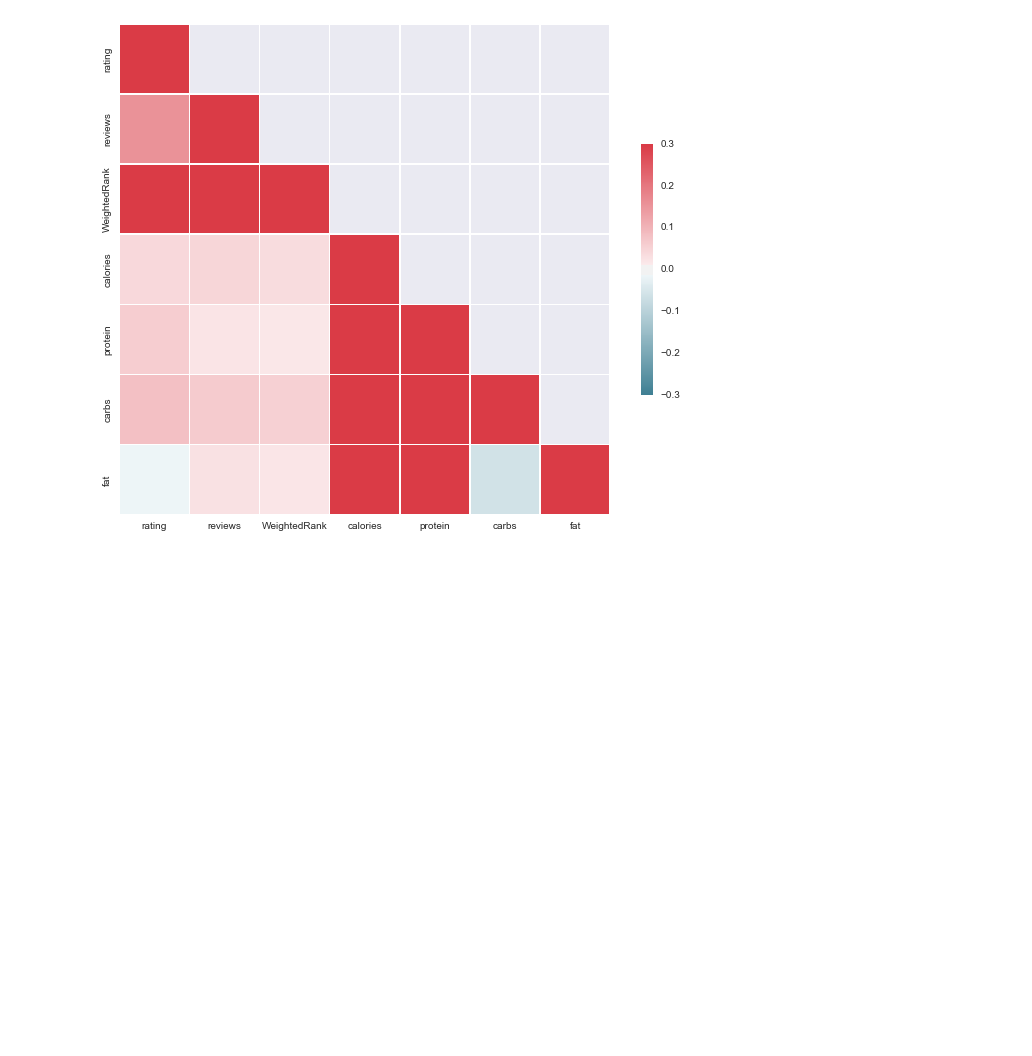
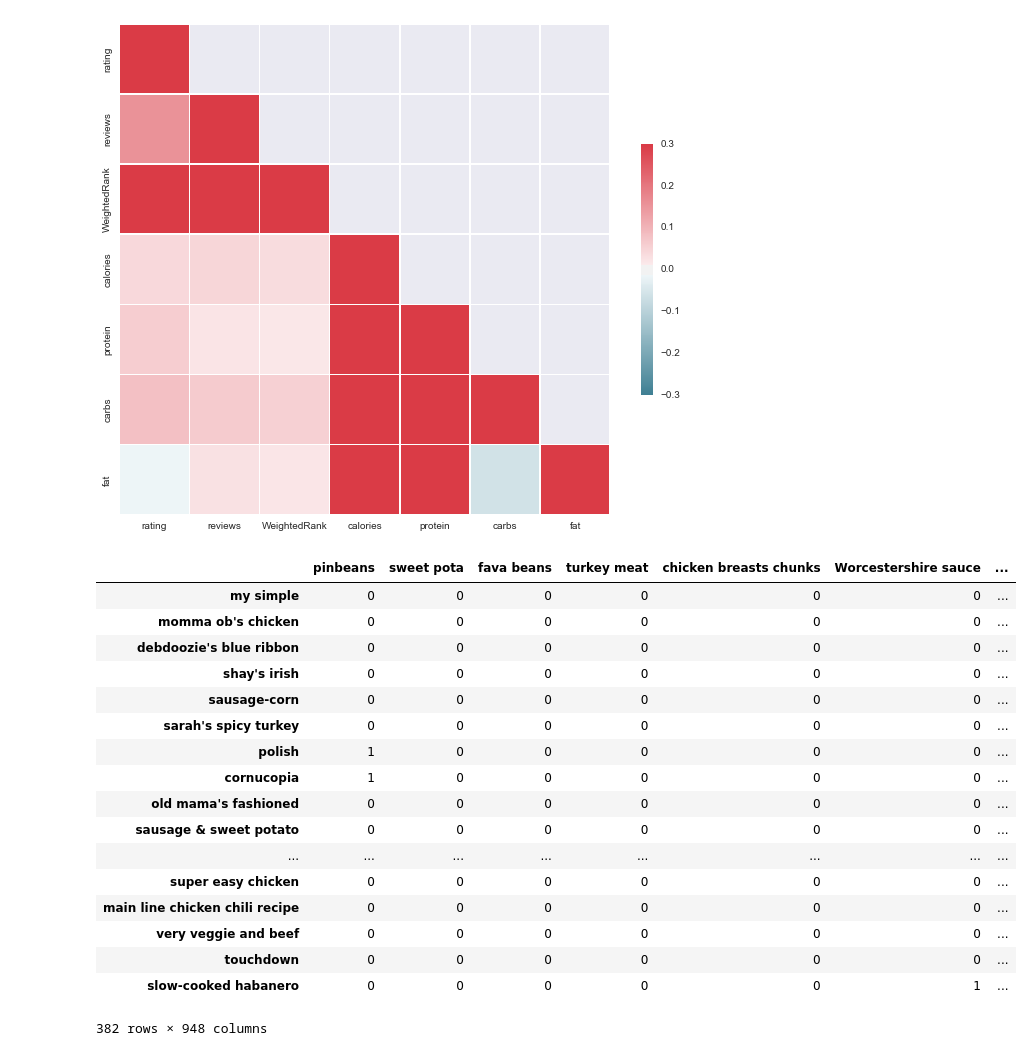
Before and after one commit to mbernico/chili_cookoff, a Jupyter notebook: Chili EDA.ipynb, the cells around one changed output. Cells and saved outputs as stored; diff of their text form; code cells hidden in the pictures; blank space fills up the shorter version.

Commit message:
updated chili eda

```diff
--- a/Chili EDA.ipynb
+++ b/Chili EDA.ipynb
@@ -397,0 +430,13 @@ sns.heatmap(corr, mask=mask, cmap=cmap, vmax=.3,
+# %%
+ingredients_df.index = [x.encode('utf-8') for x in df2.title.tolist()]
+ingredients_df.columns = [x.encode('utf-8') for x in ingredients_df.columns.tolist()]
+# %%
+ingredients_df[ingredients_df.index.value_counts() > 1].index = ['chili i recipe 1', 'white chili i recipe 1',
+                                                                 'chili i recipe 2','chili ii recipe 1',
+                                                                 'white chili i recipe 2','chili ii recipe 2']
+# %%
+new_index = []
+for i, name in enumerate(ingredients_df.index.tolist()):
+    new_index.append( str(i)+ "_"+name)
+# %%
+ingredients_df.index = new_index
@@ -397,0 +447,23 @@ sns.heatmap(corr, mask=mask, cmap=cmap, vmax=.3,
+# %%
+ingredients_df.T   #ingredients x chilis
+
+ingredients_df #chili x ingredients
+# %% [output]
+|  | pinbeans | sweet pota | fava beans | turkey meat | chicken breasts chunks | Worcestershire sauce | ... |
+| my simple | 0 | 0 | 0 | 0 | 0 | 0 | ... |
+| momma ob's chicken | 0 | 0 | 0 | 0 | 0 | 0 | ... |
+| debdoozie's blue ribbon | 0 | 0 | 0 | 0 | 0 | 0 | ... |
+| shay's irish | 0 | 0 | 0 | 0 | 0 | 0 | ... |
+| sausage-corn | 0 | 0 | 0 | 0 | 0 | 0 | ... |
+| sarah's spicy turkey | 0 | 0 | 0 | 0 | 0 | 0 | ... |
+| polish | 1 | 0 | 0 | 0 | 0 | 0 | ... |
+| cornucopia | 1 | 0 | 0 | 0 | 0 | 0 | ... |
+| old mama's fashioned | 0 | 0 | 0 | 0 | 0 | 0 | ... |
+| sausage & sweet potato | 0 | 0 | 0 | 0 | 0 | 0 | ... |
+| ... | ... | ... | ... | ... | ... | ... | ... |
+| super easy chicken | 0 | 0 | 0 | 0 | 0 | 0 | ... |
+| main line chicken chili recipe | 0 | 0 | 0 | 0 | 0 | 0 | ... |
+| very veggie and beef | 0 | 0 | 0 | 0 | 0 | 0 | ... |
+| touchdown | 0 | 0 | 0 | 0 | 0 | 0 | ... |
+| slow-cooked habanero | 0 | 0 | 0 | 0 | 0 | 1 | ... |
+382 rows × 948 columns
```
Also changed, not shown: parts of 13 cells of this notebook.
